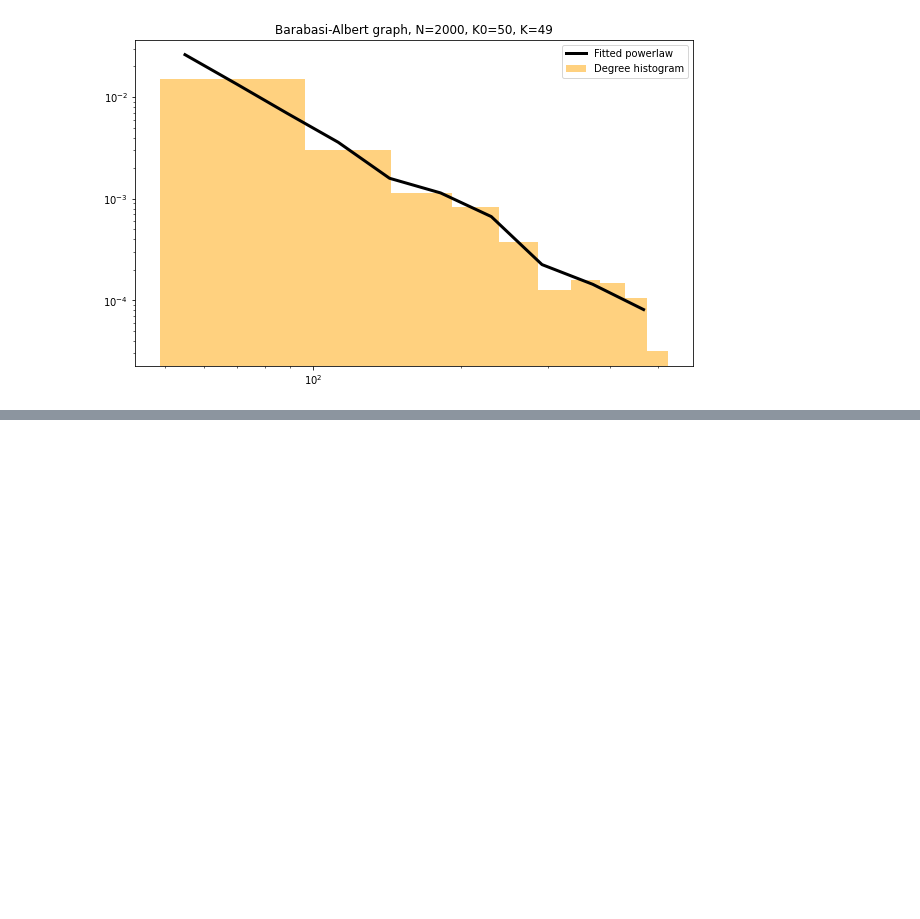
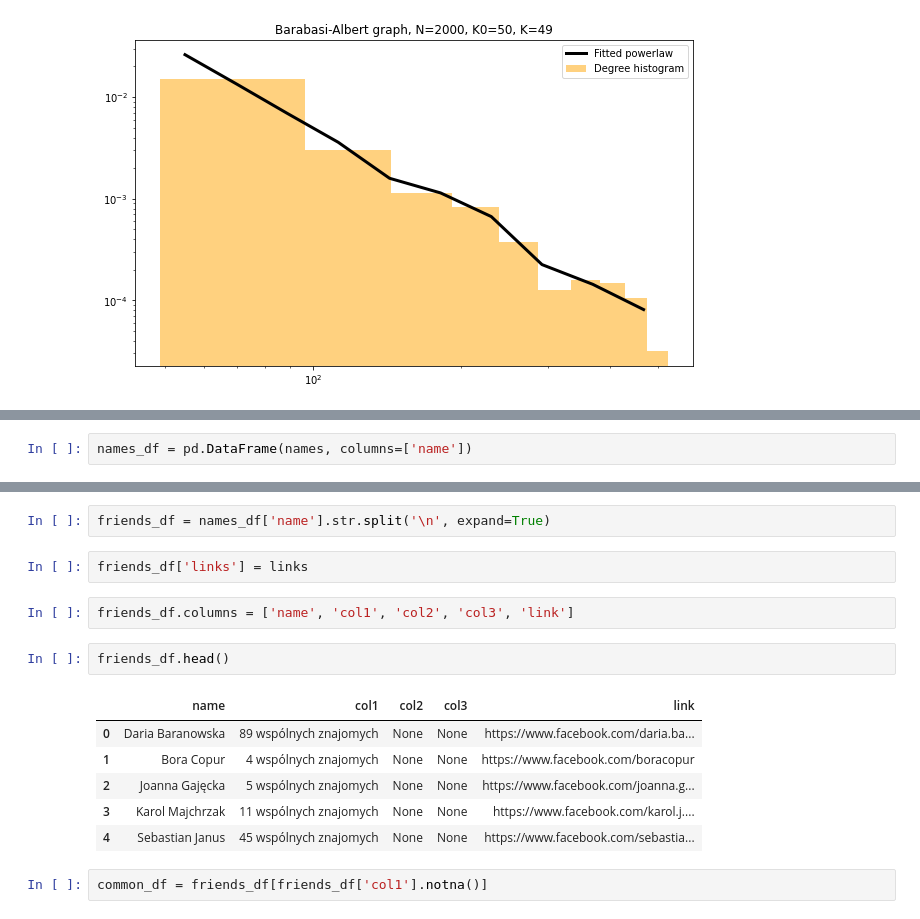
Before and after one commit to adamaj99pwr/Diffusion-processes, a Jupyter notebook: lab3/lab3.ipynb, the cells around one changed output, grey strips where cells are left out. Saved outputs shown, nothing was run; the diff lists cells and outputs as text; blank space fills up the shorter version.

Commit message:
df with names and links

```diff
--- a/lab3/lab3.ipynb
+++ b/lab3/lab3.ipynb
@@ -325,0 +388,2 @@ plt.show()
+# %%
+names_df = pd.DataFrame(names, columns=['name'])
@@ -325,0 +399,17 @@ plt.show()
+# %%
+friends_df = names_df['name'].str.split('\n', expand=True)
+# %%
+friends_df['links'] = links
+# %%
+friends_df.columns = ['name', 'col1', 'col2', 'col3', 'link']
+# %%
+friends_df.head()
+# %% [output]
+|  | name | col1 | col2 | col3 | link |
+| 0 | Daria Baranowska | 89 wspólnych znajomych | None | None | https://www.facebook.com/daria.ba... |
+| 1 | Bora Copur | 4 wspólnych znajomych | None | None | https://www.facebook.com/boracopur |
+| 2 | Joanna Gajęcka | 5 wspólnych znajomych | None | None | https://www.facebook.com/joanna.g... |
+| 3 | Karol Majchrzak | 11 wspólnych znajomych | None | None | https://www.facebook.com/karol.j.... |
+| 4 | Sebastian Janus | 45 wspólnych znajomych | None | None | https://www.facebook.com/sebastia... |
+# %%
+common_df = friends_df[friends_df['col1'].notna()]
```
Also changed, not shown: parts of 17 cells of this notebook, 1 other file.
